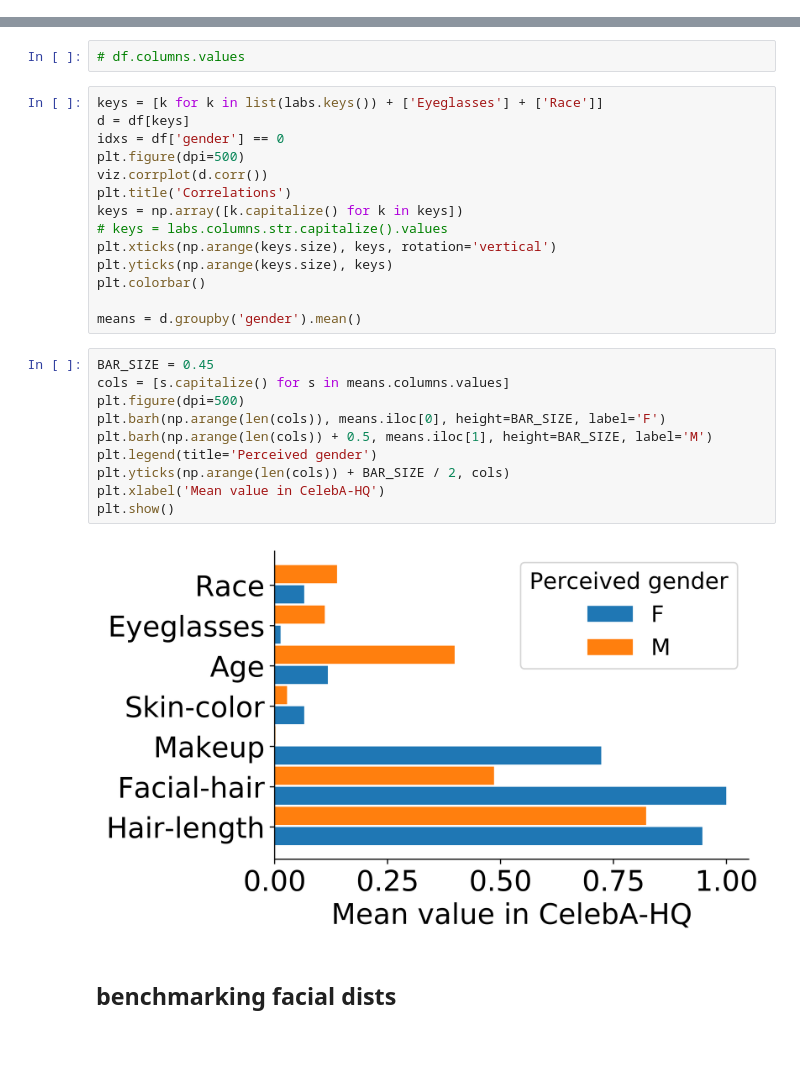
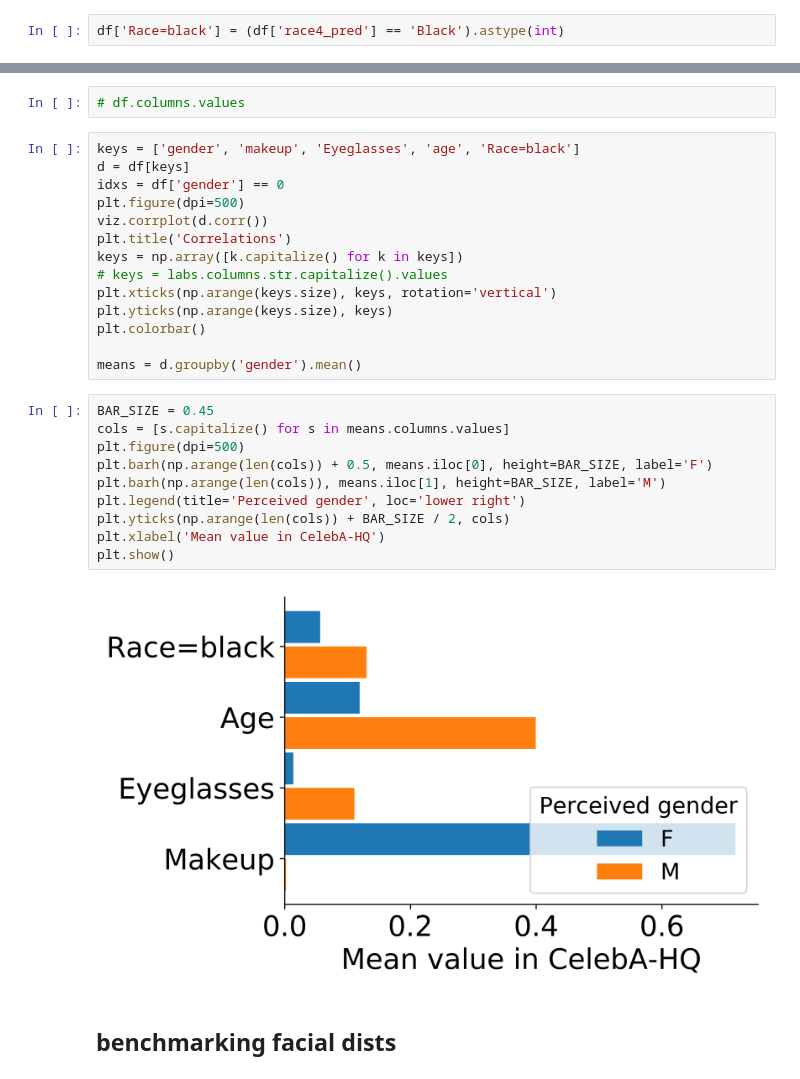
Before and after one commit to csinva/matching-with-gans, a Jupyter notebook: src/12_eda_celebahq.ipynb, the cells around one changed output, grey strips where cells are left out. Cells and saved outputs as stored; diff of their text form; blank space fills up the shorter version.

```diff
--- a/src/12_eda_celebahq.ipynb
+++ b/src/12_eda_celebahq.ipynb
@@ -34,3 +31,5 @@ done loading!
+# %%
+df['Race=black'] = (df['race4_pred'] == 'Black').astype(int)
 # %% [markdown]
 ## show some celeb ims
 # %%
@@ -67,7 +66,7 @@ plt.show()
 # %%
 # df.columns.values
 # %%
-keys = [k for k in list(labs.keys()) + ['Eyeglasses'] + ['Race']]
+keys = ['gender', 'makeup', 'Eyeglasses', 'age', 'Race=black']
 d = df[keys]
 idxs = df['gender'] == 0
 plt.figure(dpi=500)
@@ -83,15 +82,15 @@ means = d.groupby('gender').mean()
 # %%
 BAR_SIZE = 0.45
 cols = [s.capitalize() for s in means.columns.values]
 plt.figure(dpi=500)
-plt.barh(np.arange(len(cols)), means.iloc[0], height=BAR_SIZE, label='F')
-plt.barh(np.arange(len(cols)) + 0.5, means.iloc[1], height=BAR_SIZE, label='M')
-plt.legend(title='Perceived gender')
+plt.barh(np.arange(len(cols)) + 0.5, means.iloc[0], height=BAR_SIZE, label='F')
+plt.barh(np.arange(len(cols)), means.iloc[1], height=BAR_SIZE, label='M')
+plt.legend(title='Perceived gender', loc='lower right')
 plt.yticks(np.arange(len(cols)) + BAR_SIZE / 2, cols)
 plt.xlabel('Mean value in CelebA-HQ')
 plt.show()
 # %% [output]
-[figure, old version]
+[figure, new version]
 # %% [markdown]
 ## benchmarking facial dists
 # %%
```
Also changed, not shown: parts of 1 cell of this notebook, 3 other files.
